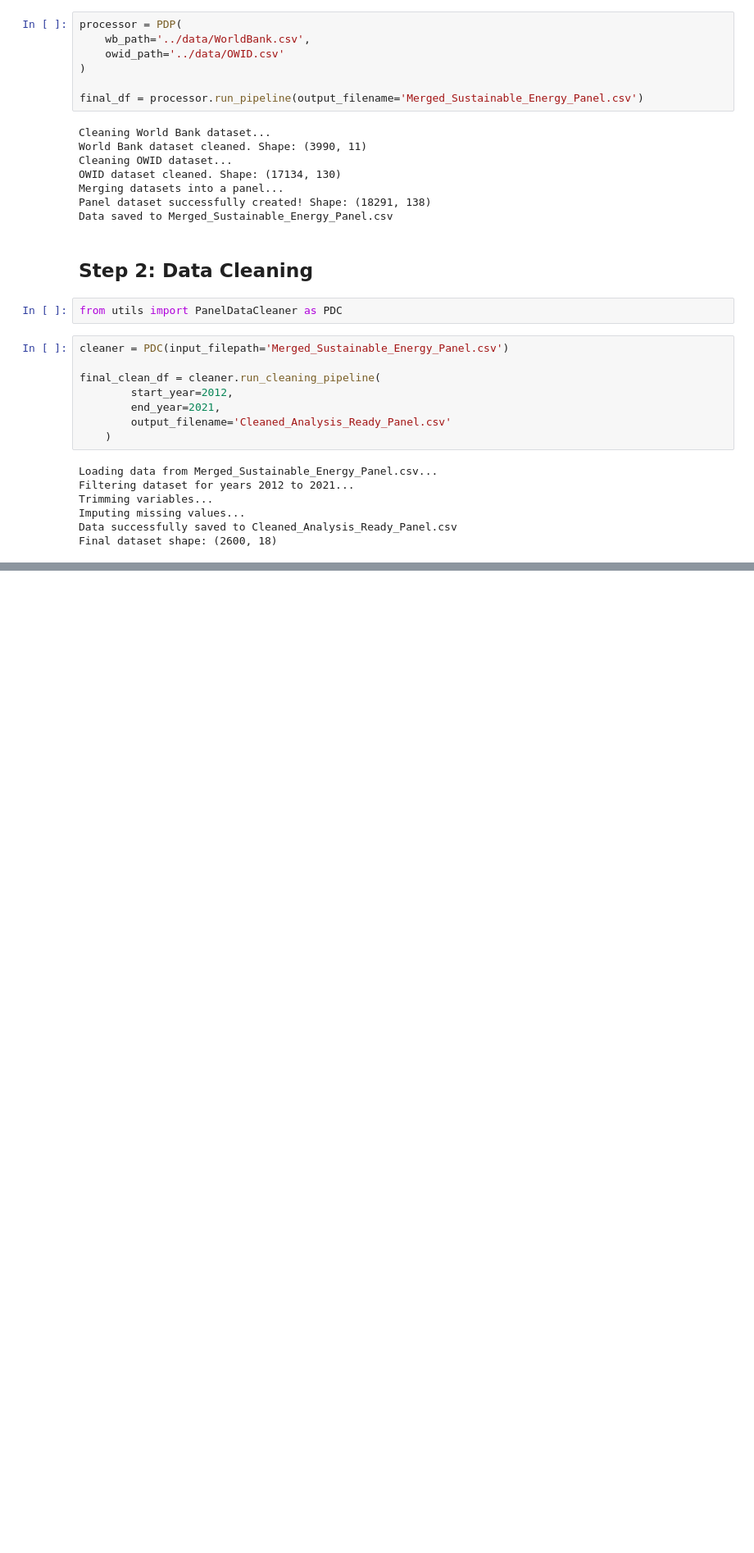
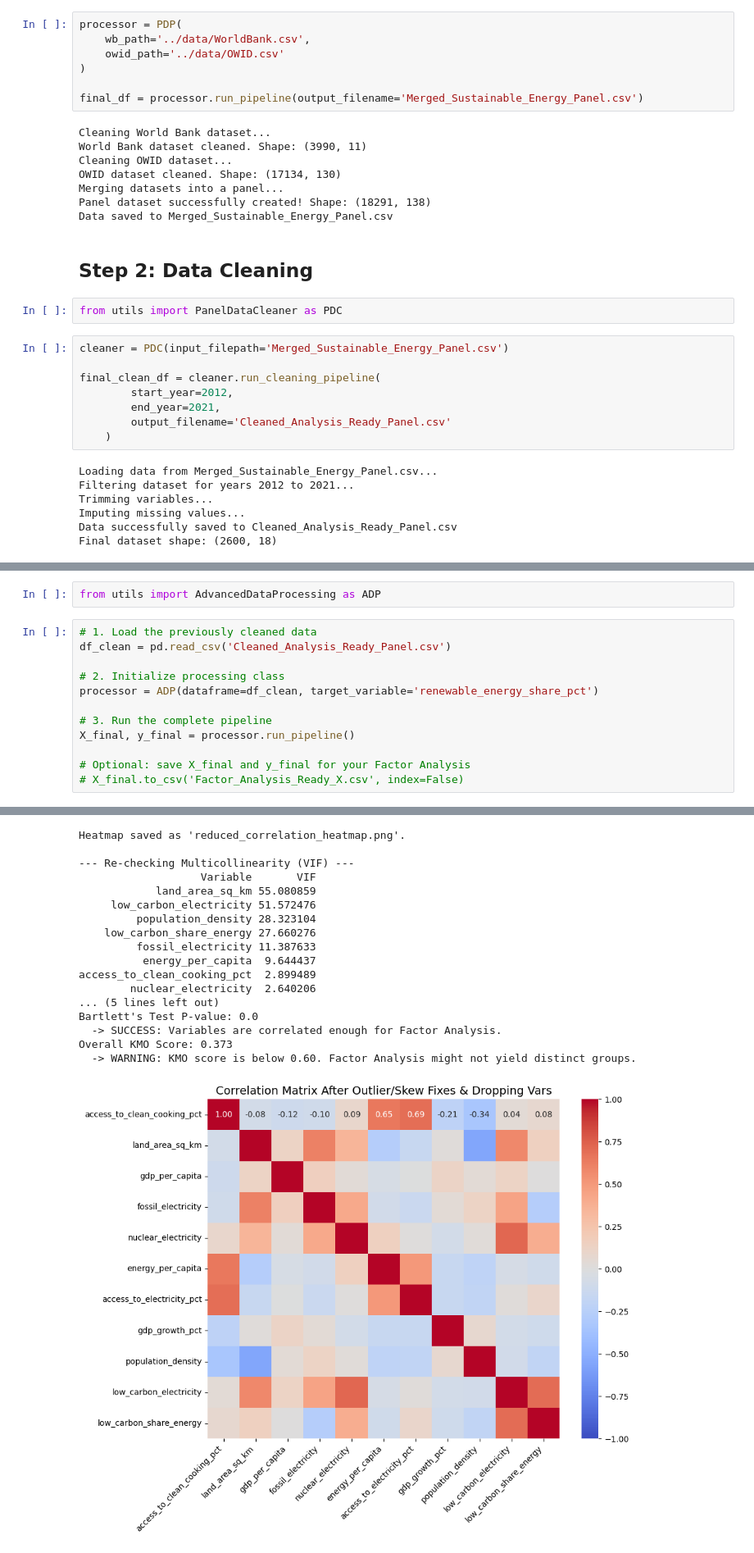
Before and after one commit to ACQian/ISEG_ProgrammingForDataScience, a Jupyter notebook: Project/code/code.ipynb, the cells around one changed output, grey strips where cells are left out. Shown at 82% size. Cells and saved outputs as stored; diff of their text form; blank space fills up the shorter version.

```diff
--- a/Project/code/code.ipynb
+++ b/Project/code/code.ipynb
@@ -47,0 +102,15 @@ cleaner = PDC(input_filepath='Merged_Sustainable_Energy_Panel.csv')
+# %%
+from utils import AdvancedDataProcessing as ADP
+# %%
+# 1. Load the previously cleaned data
+df_clean = pd.read_csv('Cleaned_Analysis_Ready_Panel.csv')
+
+# 2. Initialize processing class
+processor = ADP(dataframe=df_clean, target_variable='renewable_energy_share_pct')
+
+# 3. Run the complete pipeline
+X_final, y_final = processor.run_pipeline()
+
+# Optional: save X_final and y_final for your Factor Analysis
+# X_final.to_csv('Factor_Analysis_Ready_X.csv', index=False)
+# %% [output]
@@ -47,0 +151,18 @@ cleaner = PDC(input_filepath='Merged_Sustainable_Energy_Panel.csv')
+Heatmap saved as 'reduced_correlation_heatmap.png'.
+
+--- Re-checking Multicollinearity (VIF) ---
+                   Variable       VIF
+            land_area_sq_km 55.080859
+     low_carbon_electricity 51.572476
+         population_density 28.323104
+    low_carbon_share_energy 27.660276
+         fossil_electricity 11.387633
+          energy_per_capita  9.644437
+access_to_clean_cooking_pct  2.899489
+        nuclear_electricity  2.640206
+... (5 lines left out)
+Bartlett's Test P-value: 0.0
+  -> SUCCESS: Variables are correlated enough for Factor Analysis.
+Overall KMO Score: 0.373
+  -> WARNING: KMO score is below 0.60. Factor Analysis might not yield distinct groups.
+[figure, added]
```
Also changed, not shown: parts of 12 cells of this notebook, 6 other files.
